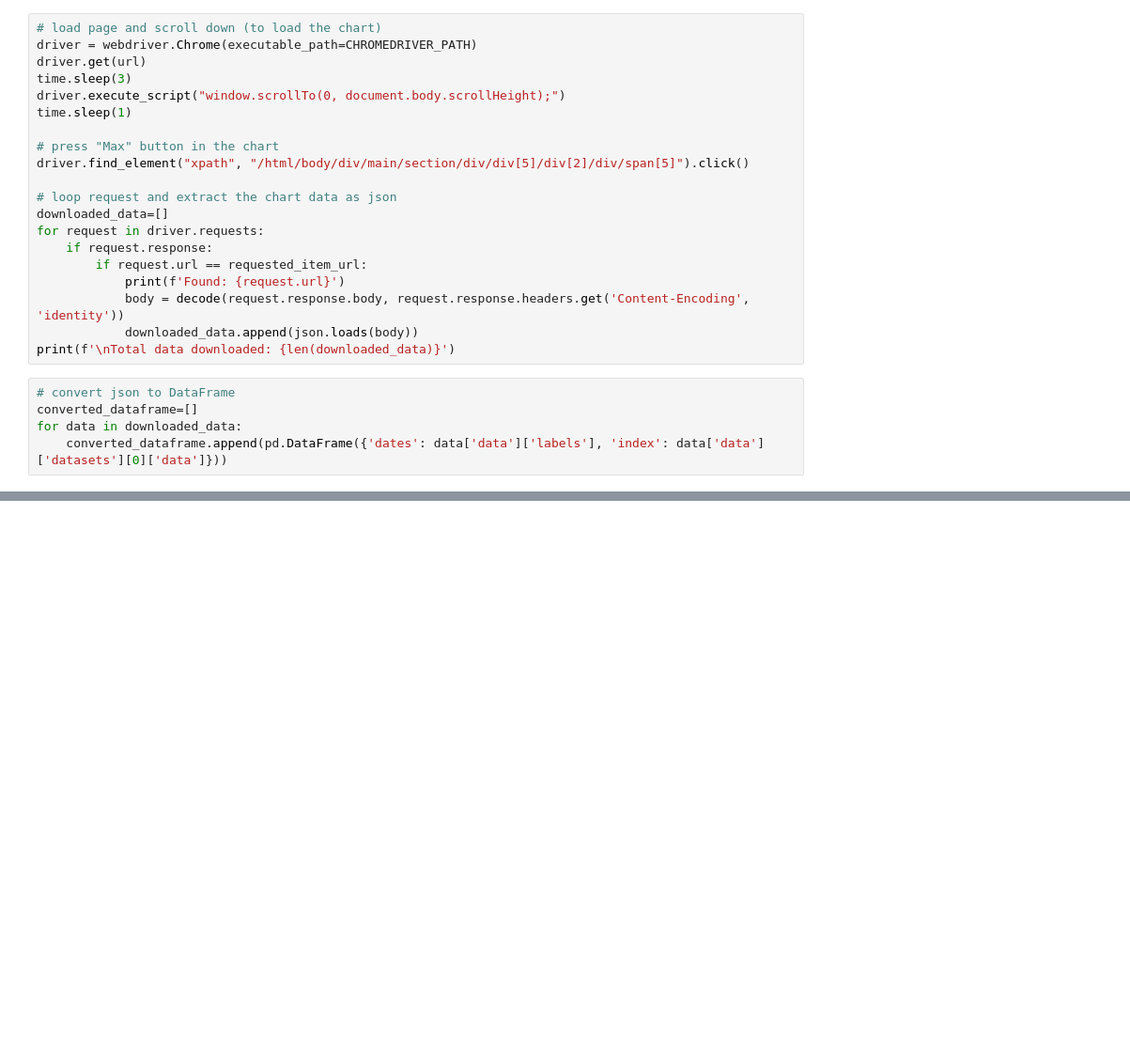
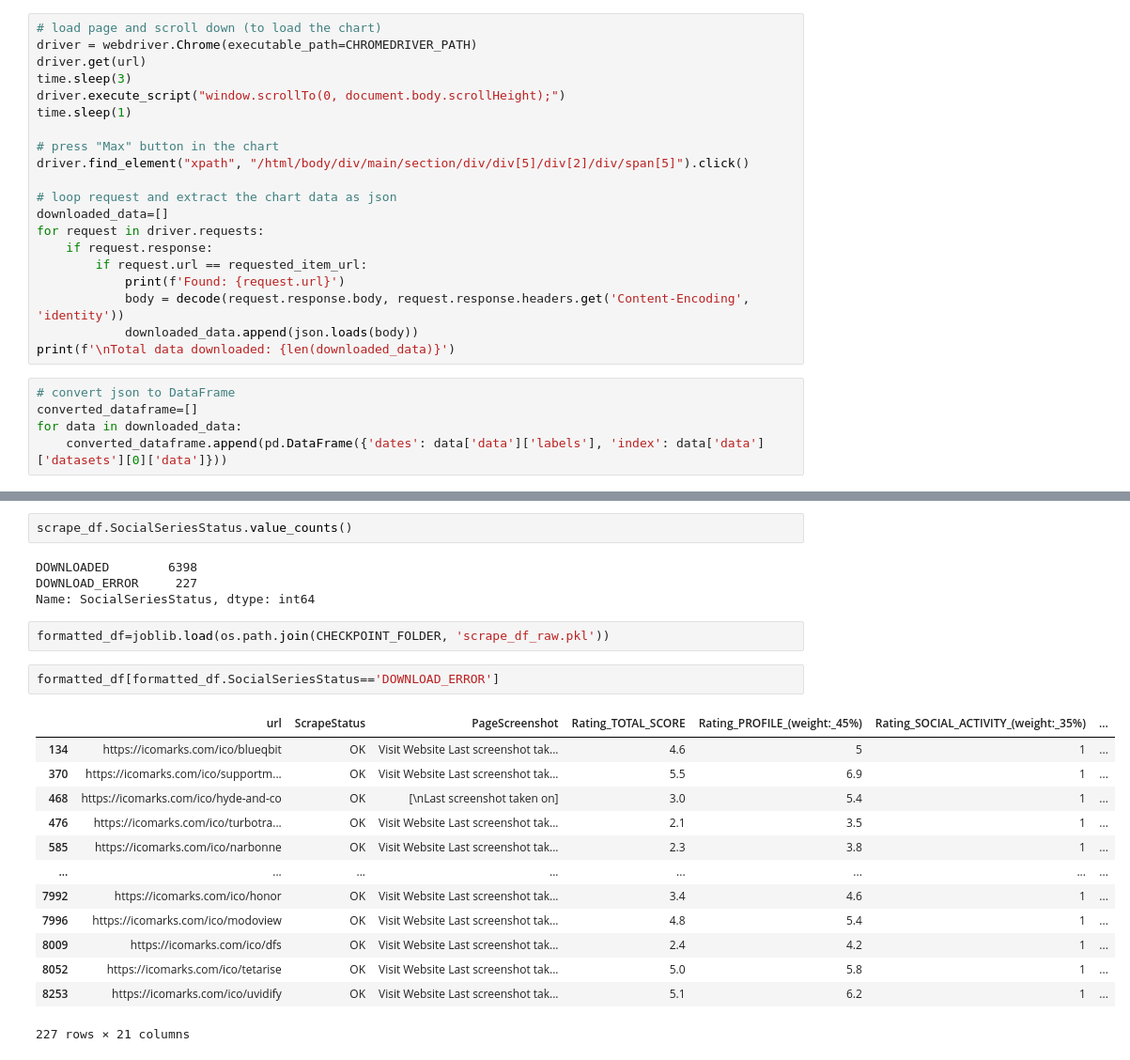
Before and after one commit to AleBitetto/ICOs, a Jupyter notebook: 4 - Download Crypto Fear & Greed Index.ipynb, the cells around one changed output, grey strips where cells are left out. Shown at 94% size. Saved outputs shown, nothing was run; the diff lists cells and outputs as text; blank space fills up the shorter version.

Commit message:
checkpoint

```diff
--- a/4 - Download Crypto Fear & Greed Index.ipynb
+++ b/4 - Download Crypto Fear & Greed Index.ipynb
@@ -84,0 +557,24 @@ for data in downloaded_data:
+# %%
+scrape_df.SocialSeriesStatus.value_counts()
+# %% [output]
+DOWNLOADED        6398
+DOWNLOAD_ERROR     227
+Name: SocialSeriesStatus, dtype: int64
+# %%
+formatted_df=joblib.load(os.path.join(CHECKPOINT_FOLDER, 'scrape_df_raw.pkl'))
+# %%
+formatted_df[formatted_df.SocialSeriesStatus=='DOWNLOAD_ERROR']
+# %% [output]
+|  | url | ScrapeStatus | PageScreenshot | Rating_TOTAL_SCORE | Rating_PROFILE_(weight:_45%) | Rating_SOCIAL_ACTIVITY_(weight:_35%) | ... |
+| 134 | https://icomarks.com/ico/blueqbit | OK | Visit Website Last screenshot tak... | 4.6 | 5 | 1 | ... |
+| 370 | https://icomarks.com/ico/supportm... | OK | Visit Website Last screenshot tak... | 5.5 | 6.9 | 1 | ... |
+| 468 | https://icomarks.com/ico/hyde-and-co | OK | [\nLast screenshot taken on] | 3.0 | 5.4 | 1 | ... |
+| 476 | https://icomarks.com/ico/turbotra... | OK | Visit Website Last screenshot tak... | 2.1 | 3.5 | 1 | ... |
+| 585 | https://icomarks.com/ico/narbonne | OK | Visit Website Last screenshot tak... | 2.3 | 3.8 | 1 | ... |
+| ... | ... | ... | ... | ... | ... | ... | ... |
+| 7992 | https://icomarks.com/ico/honor | OK | Visit Website Last screenshot tak... | 3.4 | 4.6 | 1 | ... |
+| 7996 | https://icomarks.com/ico/modoview | OK | Visit Website Last screenshot tak... | 4.8 | 5.4 | 1 | ... |
+| 8009 | https://icomarks.com/ico/dfs | OK | Visit Website Last screenshot tak... | 2.4 | 4.2 | 1 | ... |
+| 8052 | https://icomarks.com/ico/tetarise | OK | Visit Website Last screenshot tak... | 5.0 | 5.8 | 1 | ... |
+| 8253 | https://icomarks.com/ico/uvidify | OK | Visit Website Last screenshot tak... | 5.1 | 6.2 | 1 | ... |
+227 rows × 21 columns
```
Also changed, not shown: parts of 32 cells of this notebook, 4 other files.
